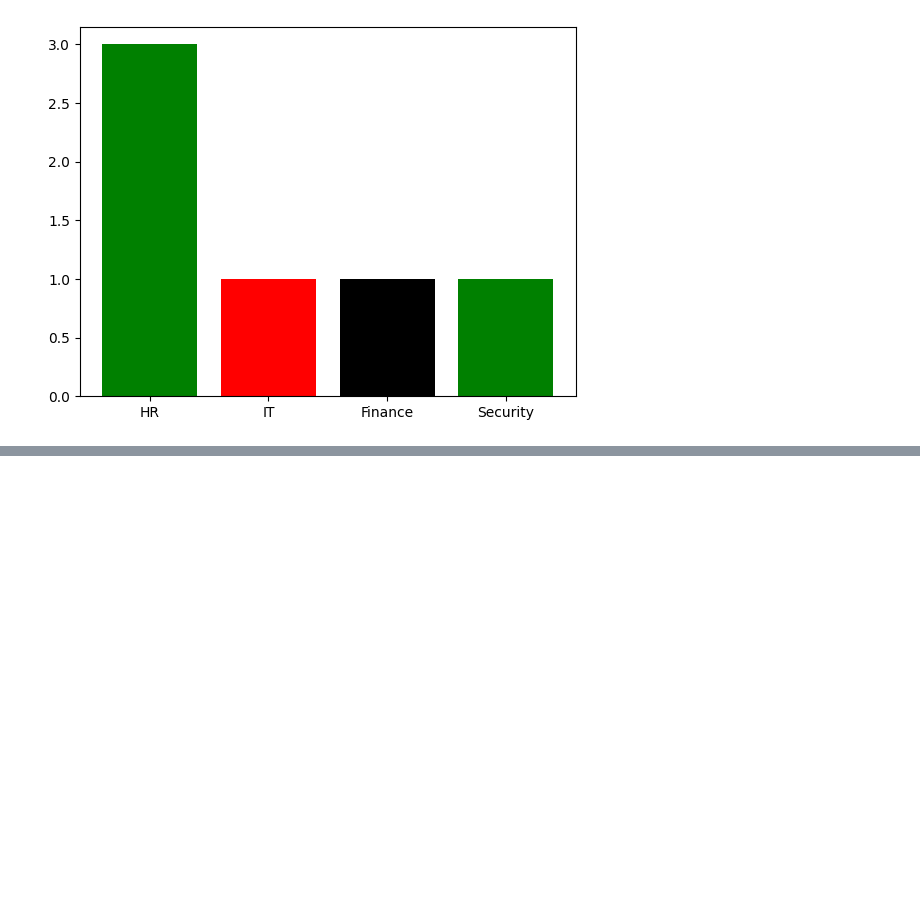
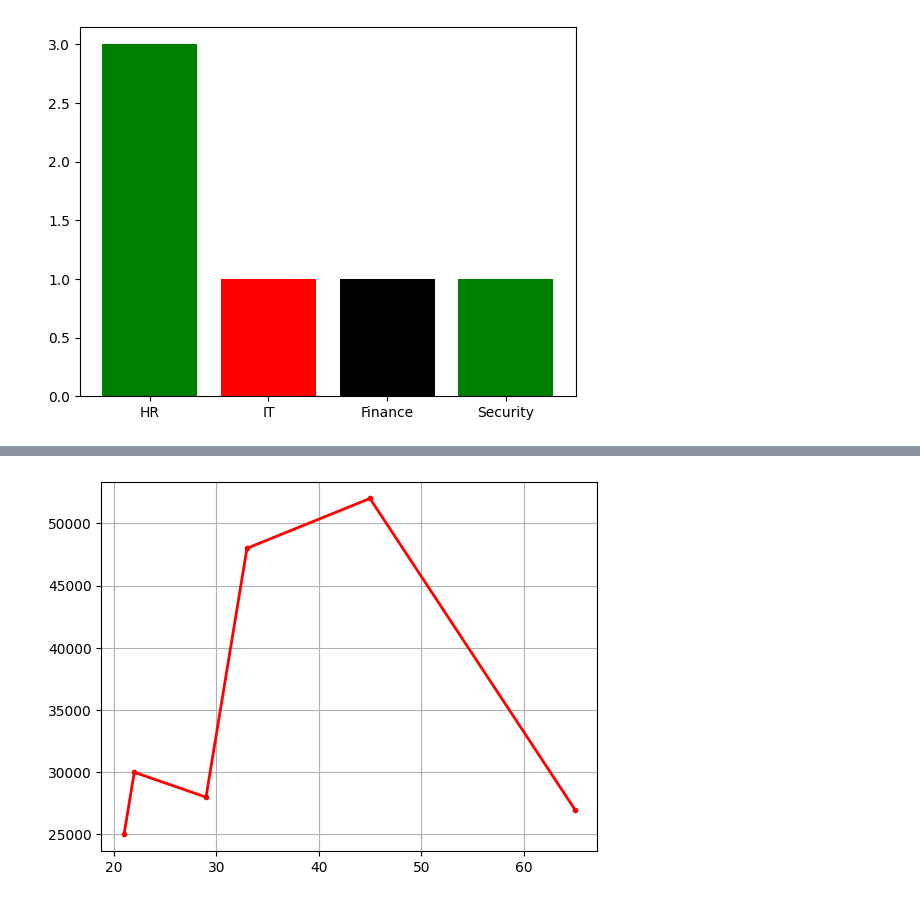
Before and after one commit to thisisouvik/ML-Concepts, a Jupyter notebook: MatplotLib/plt.ipynb, the cells around one changed output, grey strips where cells are left out. Saved outputs shown, nothing was run; the diff lists cells and outputs as text; code cells hidden in the pictures; blank space fills up the shorter version.

```diff
--- a/MatplotLib/plt.ipynb
+++ b/MatplotLib/plt.ipynb
@@ -71,0 +103,10 @@ plt.show()
+# %%
+#Line plot
+
+sort_age= df.sort_values("Age")
+
+plt.plot(sort_age["Age"], df["Salary"], color = "red", marker = ".", linewidth = "2")
+plt.grid(True)
+plt.show()
+# %% [output]
+[figure, added]
```
Also changed, not shown: parts of 18 cells of this notebook.
